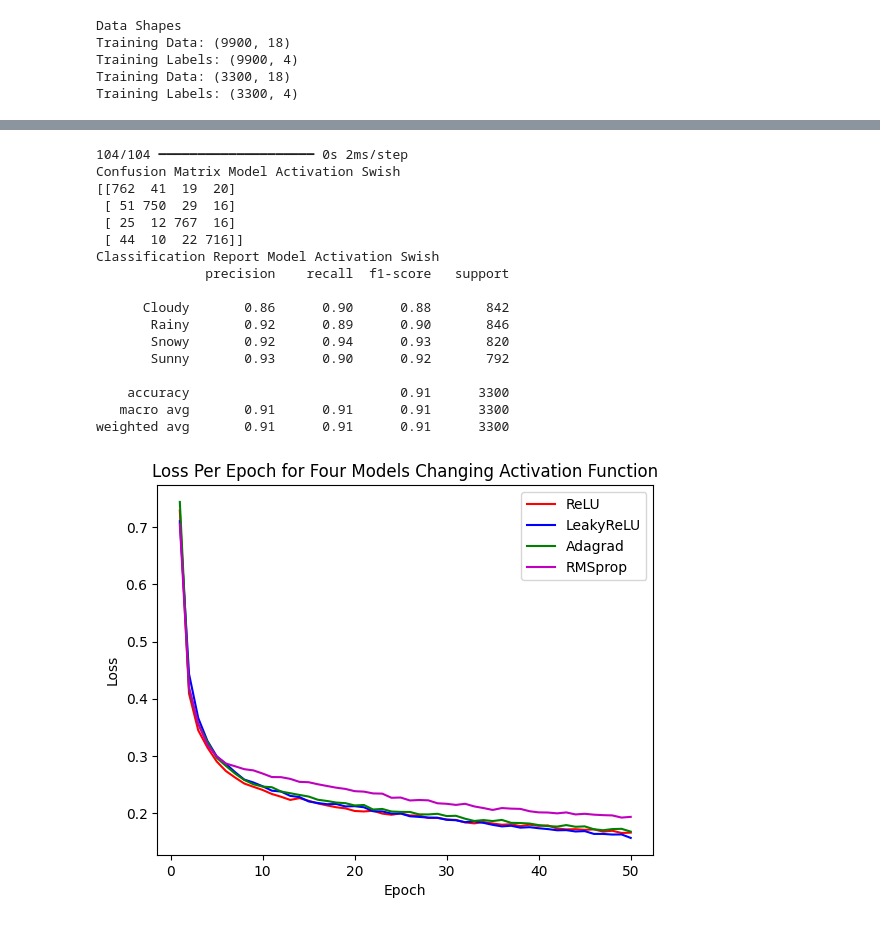
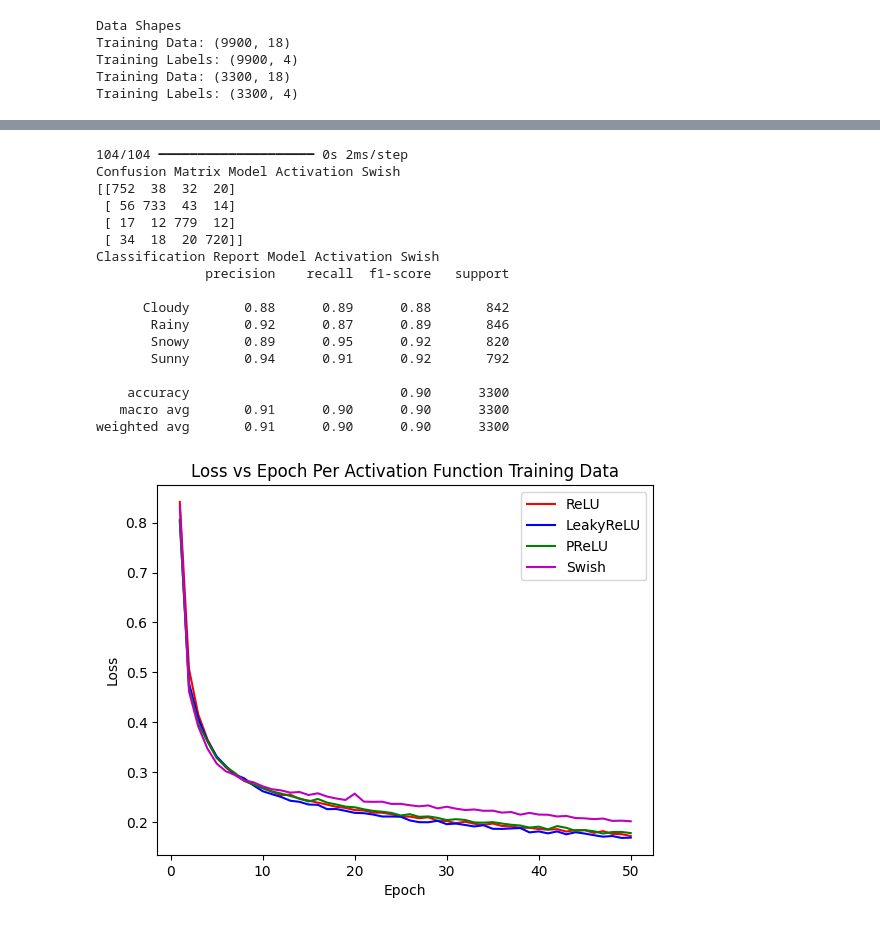
Before and after one commit to cassidyschul/weather_prediction, a Jupyter notebook: weather_classification_model.ipynb, the cells around one changed output, grey strips where cells are left out. Cells and saved outputs as stored; diff of their text form; code cells hidden in the pictures.

```diff
--- a/weather_classification_model.ipynb
+++ b/weather_classification_model.ipynb
@@ -519,7 +561,7 @@ nn_model_relu = gen_model(units, activations_funcs, 18, 'adam')
 
 
 # Train the model
-fit_model = nn_model_relu.fit(X_train, y_train, epochs=50)
+fit_model = nn_model_relu.fit(X_train, y_train, epochs=50, validation_split=0.2)
 
 # Evaluate the model using the test data
 nn_model_relu_losses = []
@@ -590,7 +634,7 @@ nn_model_leakyrelu = gen_model(units, activations_funcs, 18, 'adam')
 
 
 # Train the model
-fit_model = nn_model_leakyrelu.fit(X_train, y_train, epochs=50)
+fit_model = nn_model_leakyrelu.fit(X_train, y_train, epochs=50, validation_split=0.2)
 
 # Evaluate the model using the test data
 nn_model_leakyrelu_losses = []
@@ -662,7 +708,7 @@ nn_model_prelu = gen_model(units, activations_funcs, 18, 'adam')
 
 
 # Train the model
-fit_model = nn_model_prelu.fit(X_train, y_train, epochs=50)
+fit_model = nn_model_prelu.fit(X_train, y_train, epochs=50, validation_split=0.2)
 
 # Evaluate the model using the test data
 nn_model_prelu_losses = []
@@ -736,7 +784,7 @@ nn_model_swish = gen_model(units, activations_funcs, 18, 'adam')
 
 
 # Train the model
-fit_model = nn_model_swish.fit(X_train, y_train, epochs=50)
+fit_model = nn_model_swish.fit(X_train, y_train, epochs=50, validation_split=0.2)
 
 # Evaluate the model using the test data
 nn_model_swish_losses = []
@@ -781,21 +829,21 @@ print(classification_report(y_test_labels, predictions_labels, target_names=targ
 # %% [output]
 104/104 ━━━━━━━━━━━━━━━━━━━━ 0s 2ms/step
 Confusion Matrix Model Activation Swish
-[[762  41  19  20]
- [ 51 750  29  16]
- [ 25  12 767  16]
- [ 44  10  22 716]]
+[[752  38  32  20]
+ [ 56 733  43  14]
+ [ 17  12 779  12]
+ [ 34  18  20 720]]
 Classification Report Model Activation Swish
               precision    recall  f1-score   support
 
-      Cloudy       0.86      0.90      0.88       842
-       Rainy       0.92      0.89      0.90       846
-       Snowy       0.92      0.94      0.93       820
-       Sunny       0.93      0.90      0.92       792
+      Cloudy       0.88      0.89      0.88       842
+       Rainy       0.92      0.87      0.89       846
+       Snowy       0.89      0.95      0.92       820
+       Sunny       0.94      0.91      0.92       792
 
-    accuracy                           0.91      3300
-   macro avg       0.91      0.91      0.91      3300
-weighted avg       0.91      0.91      0.91      3300
+    accuracy                           0.90      3300
+   macro avg       0.91      0.90      0.90      3300
+weighted avg       0.91      0.90      0.90      3300
 # %%
 nn_model_swish_losses = fit_model.history['loss']
 nn_model_swish_accuracy = fit_model.history['accuracy']
@@ -802,17 +852,17 @@ nn_model_swish_accuracy = fit_model.history['accuracy']
 # %%
-# Plot losses for each activation function
+# Plot losses for each activation function training data
 
 epochs = range(1, len(nn_model_relu_losses) + 1)
 
 plt.plot(epochs, nn_model_relu_losses, 'r', label = 'ReLU')
 plt.plot(epochs, nn_model_leakyrelu_losses, 'b', label = 'LeakyReLU')
-plt.plot(epochs, nn_model_prelu_losses, 'g', label = 'Adagrad')
-plt.plot(epochs, nn_model_swish_losses, 'm', label = 'RMSprop')
+plt.plot(epochs, nn_model_prelu_losses, 'g', label = 'PReLU')
+plt.plot(epochs, nn_model_swish_losses, 'm', label = 'Swish')
 
-plt.title('Loss Per Epoch for Four Models Changing Activation Function')
+plt.title('Loss vs Epoch Per Activation Function Training Data')
 plt.xlabel('Epoch')
 plt.ylabel('Loss')
 plt.legend()
 plt.show()
 # %% [output]
-[figure, old version]
+[figure, new version]
```
Also changed, not shown: parts of 31 cells of this notebook.
